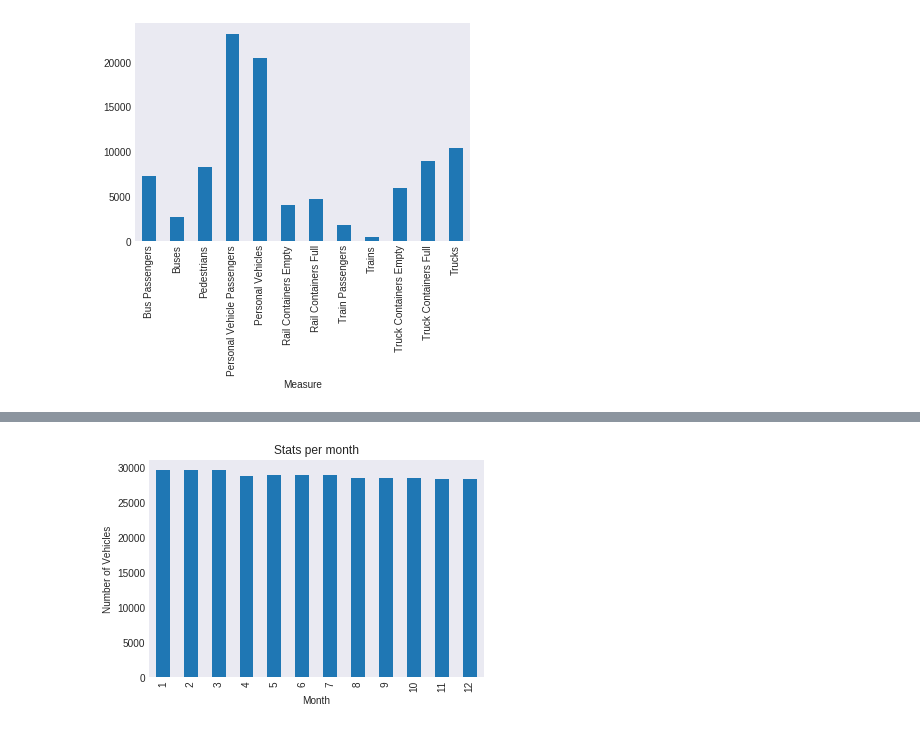
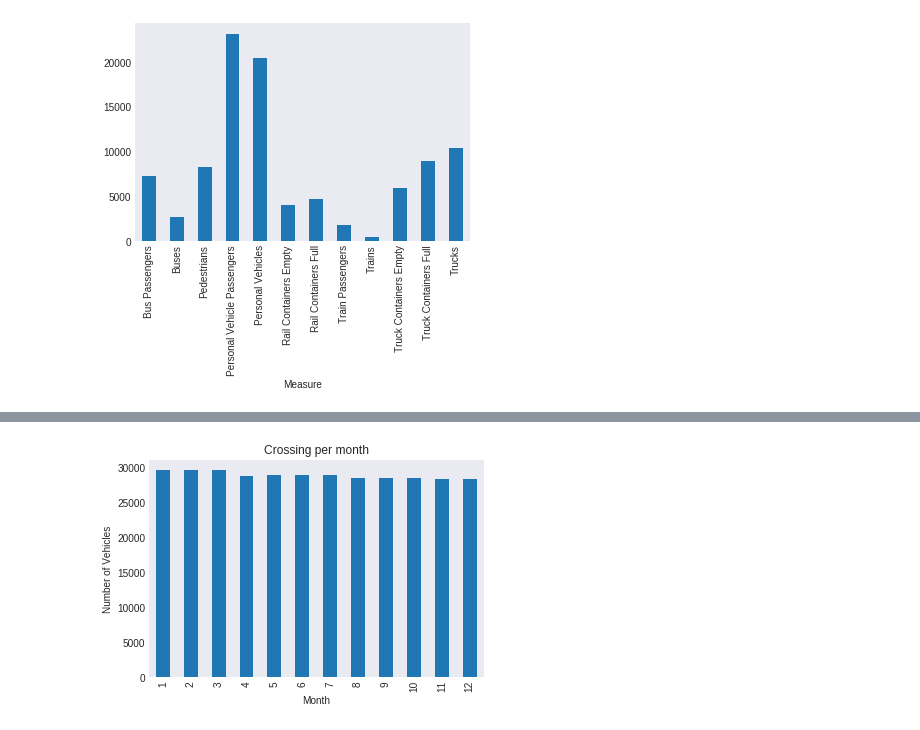
Before and after one commit to aakash9691/border_crossing_analysis, a Jupyter notebook: Border_crossing.ipynb, the cells around one changed output, grey strips where cells are left out. Saved outputs shown, nothing was run; the diff lists cells and outputs as text; code cells hidden in the pictures.

```diff
--- a/Border_crossing.ipynb
+++ b/Border_crossing.ipynb
@@ -40,10 +33,10 @@ plt.title('Number of Ports in States');
 # %%
 BC['Date_as_date'] = pd.to_datetime(BC['Date'])
 BC[['Date', 'Date_as_date']]
 
 BC.groupby(BC["Date_as_date"].dt.month)['Value'].count().plot(kind="bar")
 plt.ylabel('Number of Vehicles')
 plt.xlabel('Month')
-plt.title('Stats per month');
+plt.title('Crossing per month');
 # %% [output]
-[figure, old version]
+[figure, new version]
```
Also changed, not shown: parts of 2 cells of this notebook.
